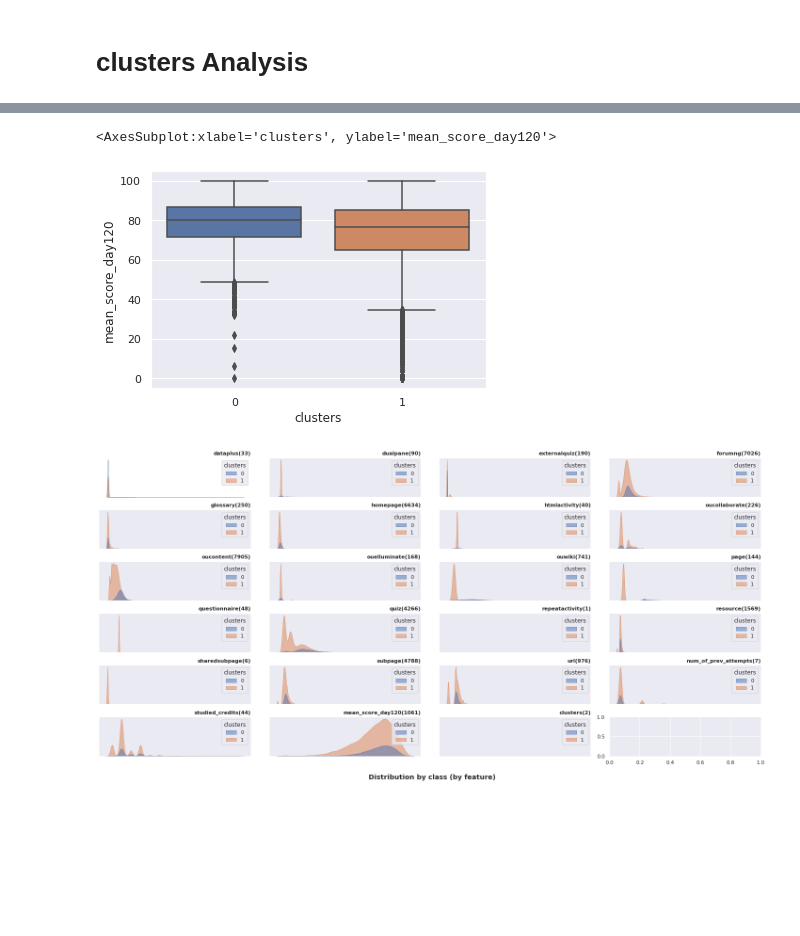
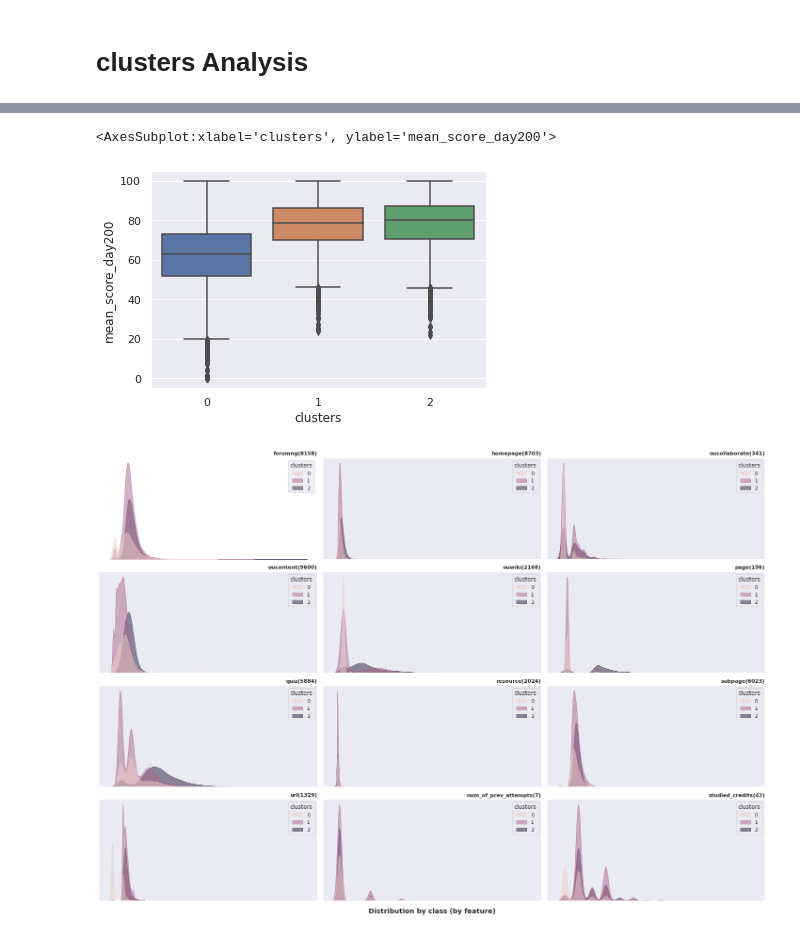
Before and after one commit to anasnofal/kaggle-notebooks-, a Jupyter notebook: eda-and-clustring-analysis.ipynb, the cells around one changed output, grey strips where cells are left out. Drawn from its saved outputs; the diff is of its cells as text; code cells hidden in the pictures; blank space fills up the shorter version.

```diff
--- a/eda-and-clustring-analysis.ipynb
+++ b/eda-and-clustring-analysis.ipynb
@@ -449,7 +448,7 @@ def create_final_df(withdraw_deadline, score_df, click_df):
                            score_df.columns,
                            ['code_module', 'code_presentation', 'id_student'])
 
-    final_df = final_df.replace('Distinction','Pass') # merge Pass and Distinction
+    #final_df = final_df.replace('Distinction','Pass') # merge Pass and Distinction
     final_df = final_df.replace('Withdrawn','Fail') # merge Withdrawn to Fail
 
     return final_df
@@ -474,0 +474,3 @@ final_df
+# %%
+final_df=final_df.drop(majority_zero_feature,axis=1)
+final_df
@@ -474,0 +509,30 @@ final_df
+# %%
+fig, axes = plt.subplots(5, 3, figsize=(20, 10))
+
+feature_n=final_df.select_dtypes(include=np.number).columns.tolist()
+target_order = sorted(final_df['final_result'].unique())
+for column ,ax in zip(final_df[feature_n],axes.flatten()):
+    cnt = final_df[column].value_counts().sort_index()
+    sns.kdeplot(x=column,
+                hue='final_result', hue_order=target_order,
+                data=final_df,
+                alpha=0.5,
+                linewidth=0.6, fill=True,
+                legend=True,
+                ax=ax,)
+
+    ax.set_xticks([])
+    ax.set_yticks([])
+    ax.set_xlabel('')
+    ax.set_ylabel('')
+    ax.spines['left'].set_visible(False)
+    cnt = len(final_df[column].unique())
+    ax.set_title(f'{column}({cnt})', loc='right', weight='bold', fontsize=11)
+
+axes.flatten()[0].axis('off')
+axes.flatten()[1].axis('off')
+
+fig.supxlabel('Distribution by class (by feature)', ha='center', fontweight='bold')
+
+fig.tight_layout()
+plt.show()
@@ -908,7 +1035,7 @@ np.array(np.unique(predicted_labels, return_counts=True)).T,target.value_counts(
 # %%
 
 # Apply KMeans clustering
-kmeans = KMeans(n_clusters=2, random_state=42)
+kmeans = KMeans(n_clusters=3, random_state=42)
 kmeans.fit(df)
 labels = kmeans.labels_
 labels
@@ -938,35 +1065,35 @@ df_clusters
 # %%
-sns.boxplot(data=df_clusters,y='mean_score_day120',x='clusters')
+sns.boxplot(data=df_clusters,y='mean_score_day200',x='clusters')
 # %% [output]
-<AxesSubplot:xlabel='clusters', ylabel='mean_score_day120'>
+<AxesSubplot:xlabel='clusters', ylabel='mean_score_day200'>
-[figure, old version]
+[figure, new version]
 # %%
-fig, axes = plt.subplots(6, 4, figsize=(20, 10))
+fig, axes = plt.subplots(4, 3, figsize=(20, 14))
 
 target_order = sorted(df_clusters['clusters'].unique())
 for column ,ax in zip(df_clusters,axes.flatten()):
     cnt = df_clusters[column].value_counts().sort_index()
     sns.kdeplot(x=column,
                 hue='clusters', hue_order=target_order,
                 data=df_clusters,
                 alpha=0.5,
                 linewidth=0.6, fill=True,
                 legend=True,
                 ax=ax,)
 
     ax.set_xticks([])
     ax.set_yticks([])
     ax.set_xlabel('')
     ax.set_ylabel('')
     ax.spines['left'].set_visible(False)
     cnt = len(df_clusters[column].unique())
     ax.set_title(f'{column}({cnt})', loc='right', weight='bold', fontsize=11)
 
 axes.flatten()[0].axis('off')
 
 fig.supxlabel('Distribution by class (by feature)', ha='center', fontweight='bold')
 
 fig.tight_layout()
 plt.show()
 # %% [output]
-[figure, old version]
+[figure, new version]
```
Also changed, not shown: parts of 44 cells of this notebook.
